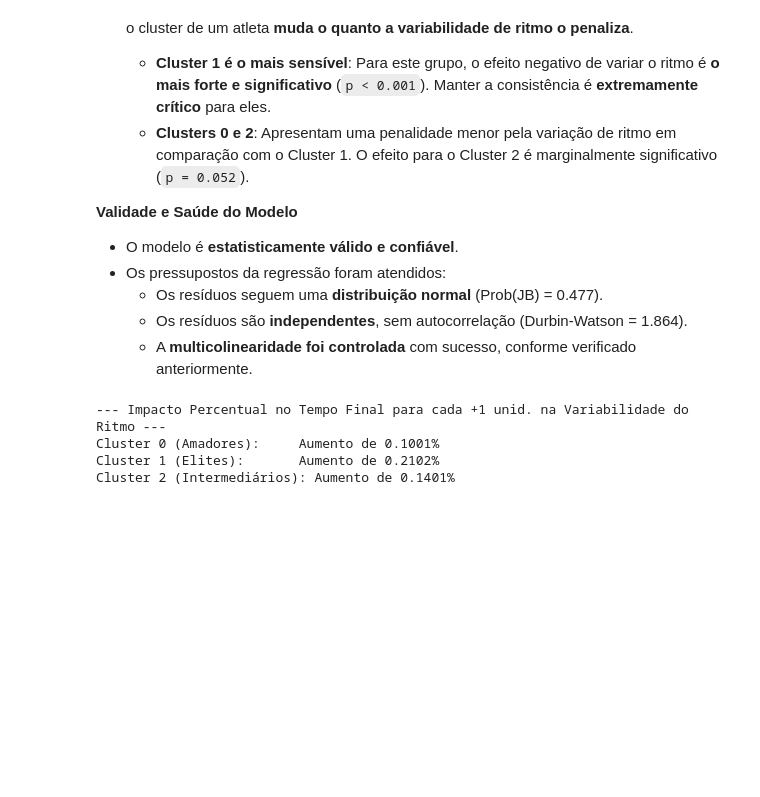
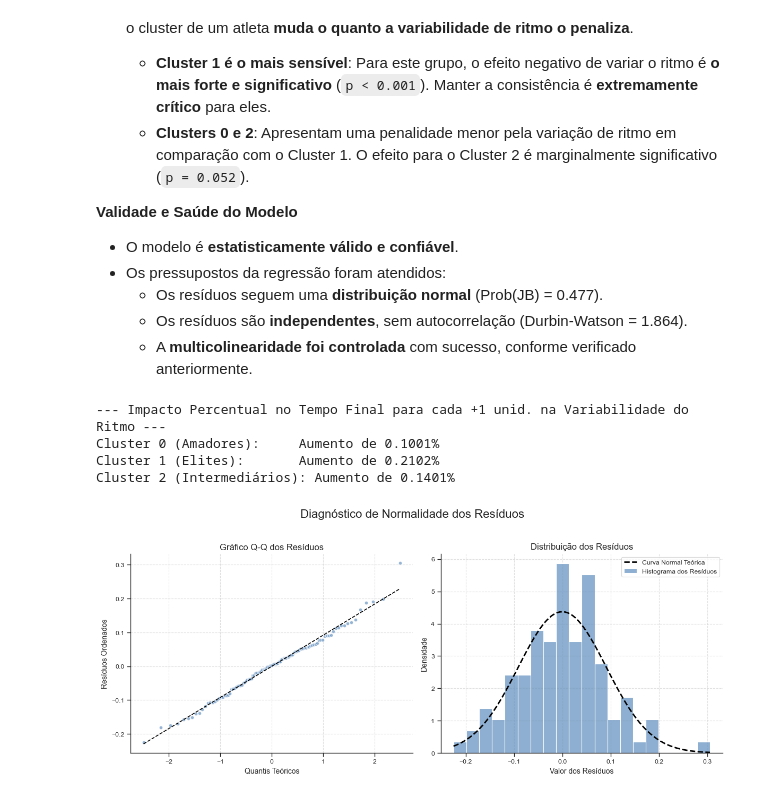
Before and after one commit to joaomts/-strava_analytics, a Jupyter notebook: analises_finais.ipynb, the cells around one changed output. Cells and saved outputs as stored; diff of their text form; code cells hidden in the pictures; blank space fills up the shorter version.

Commit message:
graficos finais

```diff
--- a/analises_finais.ipynb
+++ b/analises_finais.ipynb
@@ -2121,3 +2207,77 @@ print(f"Cluster 2 (Intermediários): Aumento de {delta_percentual_c2:.4f}%")
 Cluster 0 (Amadores):     Aumento de 0.1001%
 Cluster 1 (Elites):       Aumento de 0.2102%
 Cluster 2 (Intermediários): Aumento de 0.1401%
+# %%
+# Extrair resíduos e valores previstos do modelo_final
+residuos_finais = resultado_corrigido.resid
+valores_previstos_finais = resultado_corrigido.predict()
+
+sns.set_theme(style="ticks", context="paper")
+fig, axes = plt.subplots(1, 2, figsize=(12, 5))
+fig.suptitle("Diagnóstico de Normalidade dos Resíduos", fontsize=16, y=1.03)
+
+
+# --- Gráfico (a): Q-Q Plot de Normalidade ---
+ax1 = axes[0]
+stats.probplot(residuos_finais, dist="norm", plot=ax1)
+
+# Customizando a aparência do Q-Q Plot para o padrão desejado
+line0 = ax1.get_lines()[0]  # Pontos
+line1 = ax1.get_lines()[1]  # Linha de referência
+line0.set_markerfacecolor("#6994c2")
+line0.set_markeredgecolor("white")
+line0.set_alpha(0.7)
+line1.set_color("black")
+line1.set_linestyle("--")
+
+ax1.set_title("Gráfico Q-Q dos Resíduos", fontsize=12)
+ax1.set_xlabel("Quantis Teóricos", fontsize=10)
+ax1.set_ylabel("Resíduos Ordenados", fontsize=10)
+ax1.grid(linestyle="--", alpha=0.6)
+sns.despine(ax=ax1)
+
+
+# --- Gráfico (b): Histograma com Curva Normal Teórica ---
+ax2 = axes[1]
+# Histograma
+sns.histplot(
+    residuos_finais,
+    kde=False,
+    stat="density",
+    bins=20,
+    ax=ax2,
+    label="Histograma dos Resíduos",
+    color="#6994c2",  # Aplicando a cor principal
+    edgecolor="white",  # Adicionando borda branca
+)
+
+# Curva normal teórica (usando o estilo de linha de referência)
+x_range = np.linspace(residuos_finais.min(), residuos_finais.max(), 100)
+mean, std = residuos_finais.mean(), residuos_finais.std()
+ax2.plot(
+    x_range,
+    stats.norm.pdf(x_range, mean, std),
+    color="black",  # Cor preta, para consistência
+    linestyle="--",  # Estilo tracejado, para consistência
+    lw=2,
+    label="Curva Normal Teórica",
+)
+ax2.set_title("Distribuição dos Resíduos", fontsize=12)
+ax2.set_xlabel("Valor dos Resíduos", fontsize=10)
+ax2.set_ylabel("Densidade", fontsize=10)
+ax2.legend()
+ax2.grid(linestyle="--", alpha=0.6)
+sns.despine(ax=ax2)
+
+
+# 3. Ajustar layout e salvar
+plt.tight_layout()
+# Descomente a linha abaixo para salvar a imagem
+plt.savefig(
+    r"Escrita\Projeto_TCC_FINAL\Imagens\diagnostico_normalidade_residuos.png",
+    dpi=300,
+    bbox_inches="tight",
+)
+plt.show()
+# %% [output]
+[figure, added]
```
Also changed, not shown: parts of 13 cells of this notebook, 2 other files.
